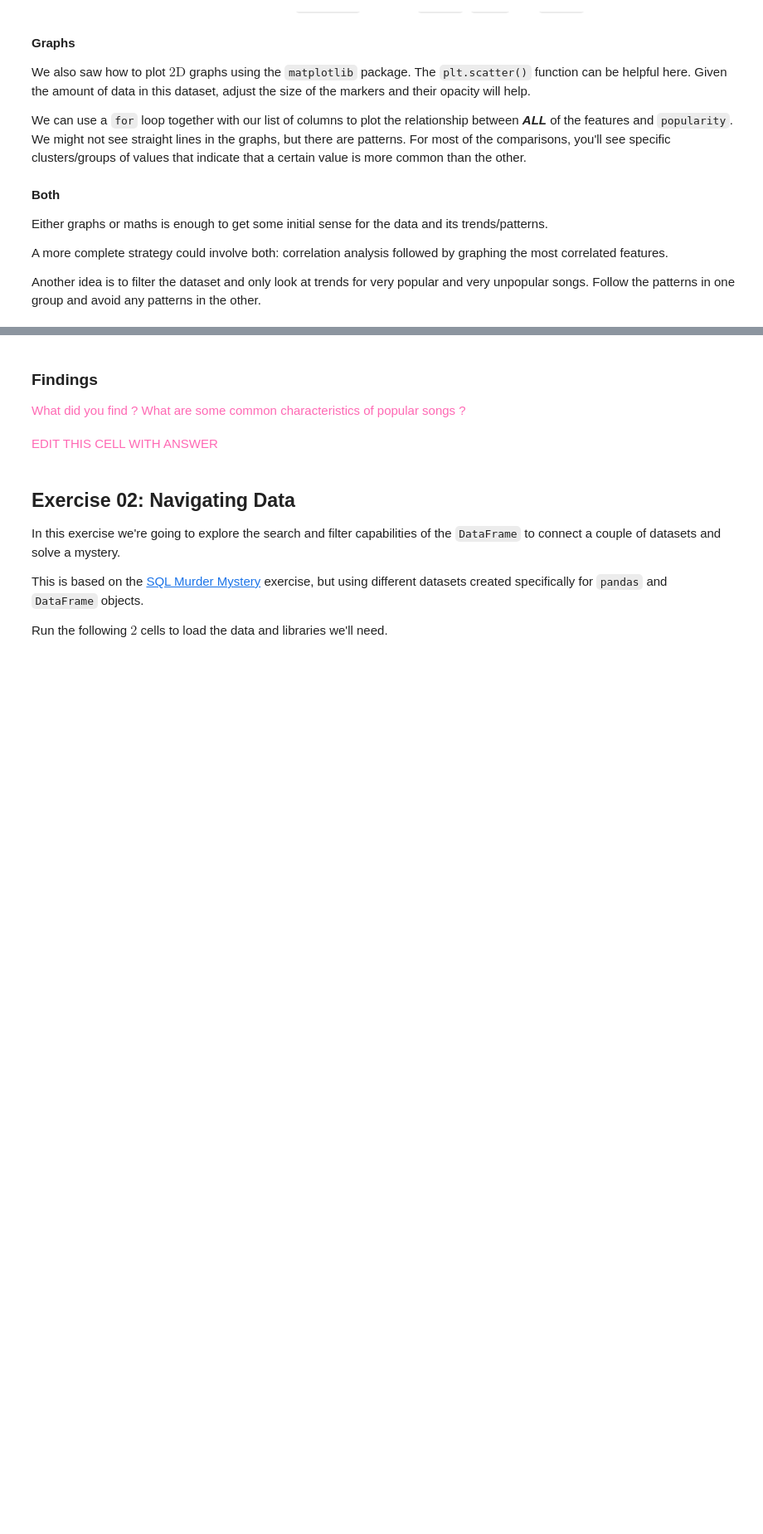
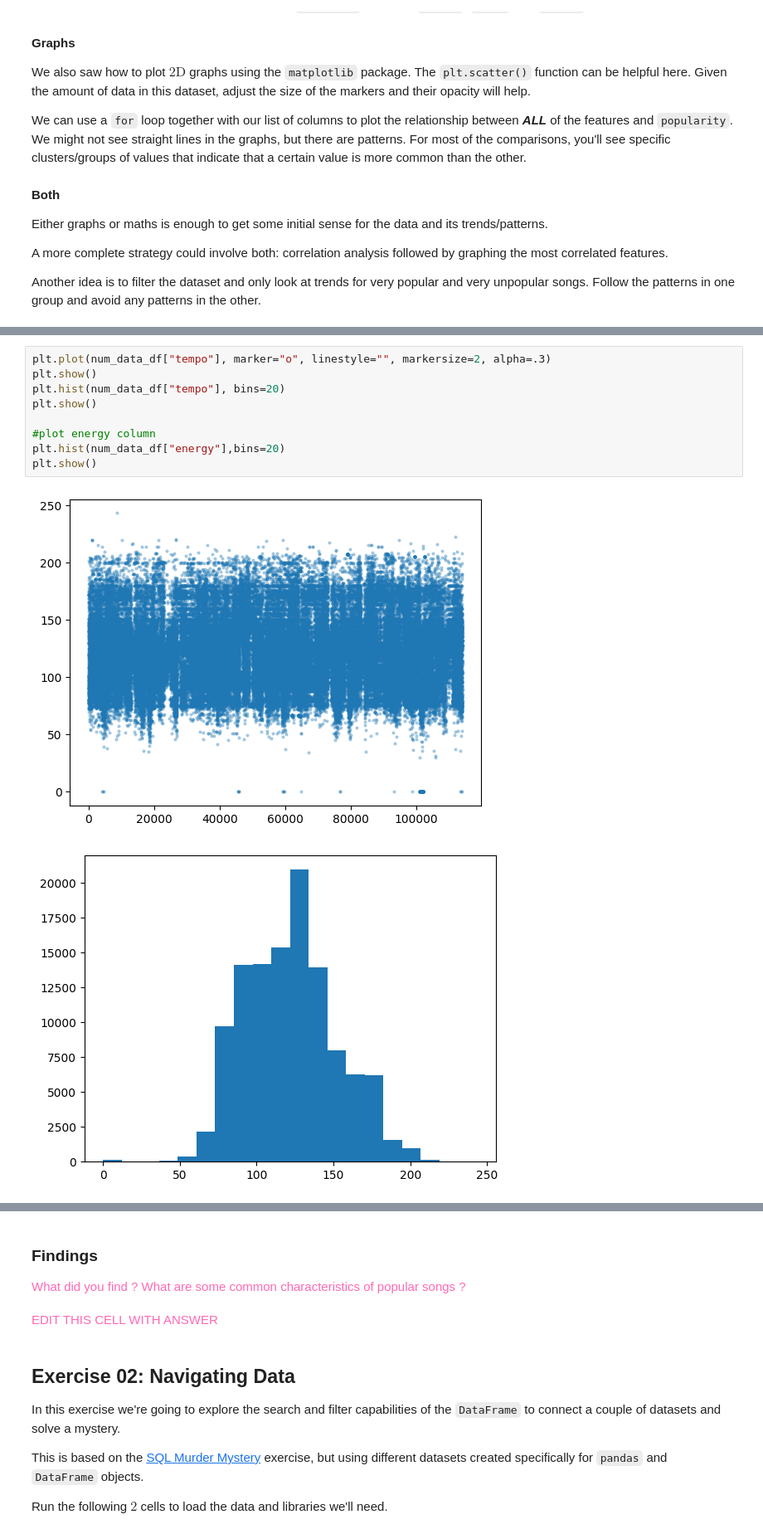
Before and after one commit to intro-to-data-jx/WK07_5005_Homework, a Jupyter notebook: Homework07.ipynb, the cells around one changed output, grey strips where cells are left out. Shown at 83% size. Saved outputs shown, nothing was run; the diff lists cells and outputs as text; blank space fills up the shorter version.

```diff
--- a/Homework07.ipynb
+++ b/Homework07.ipynb
@@ -94,0 +173,12 @@ Another idea is to filter the dataset and only look at trends for very popular a
+# %%
+plt.plot(num_data_df["tempo"], marker="o", linestyle="", markersize=2, alpha=.3)
+plt.show()
+plt.hist(num_data_df["tempo"], bins=20)
+plt.show()
+
+#plot energy column
+plt.hist(num_data_df["energy"],bins=20)
+plt.show()
+# %% [output]
+[figure, added]
+[figure, added]
```
Also changed, not shown: parts of 13 cells of this notebook.
